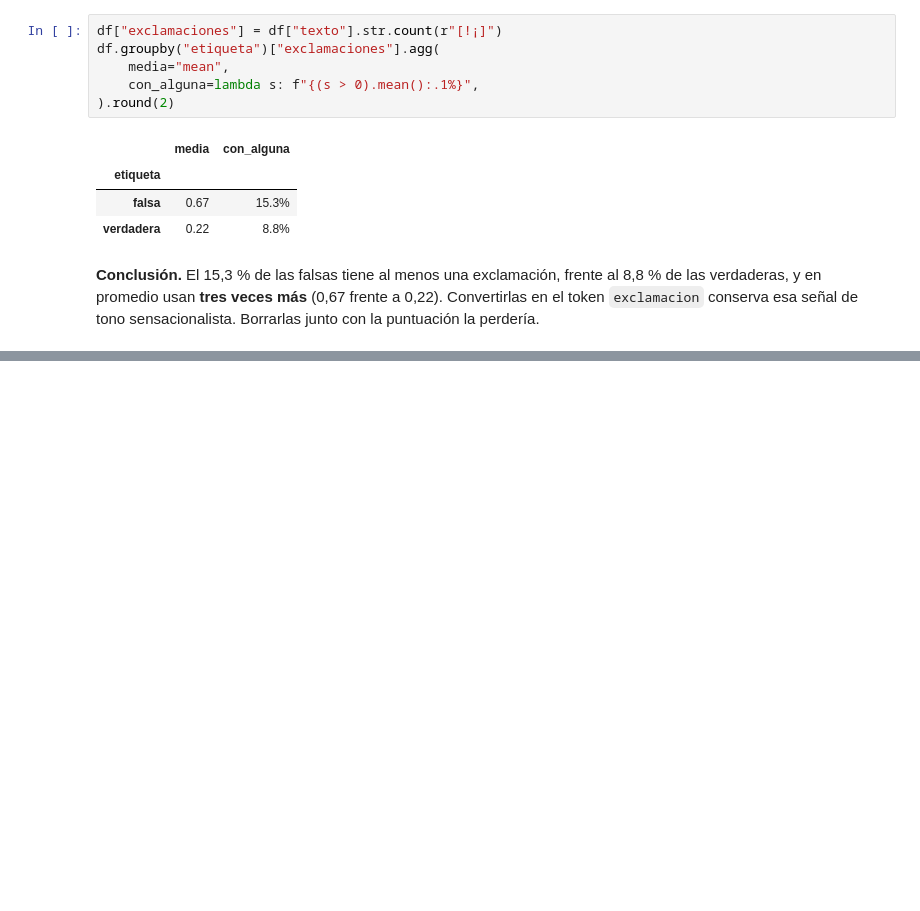
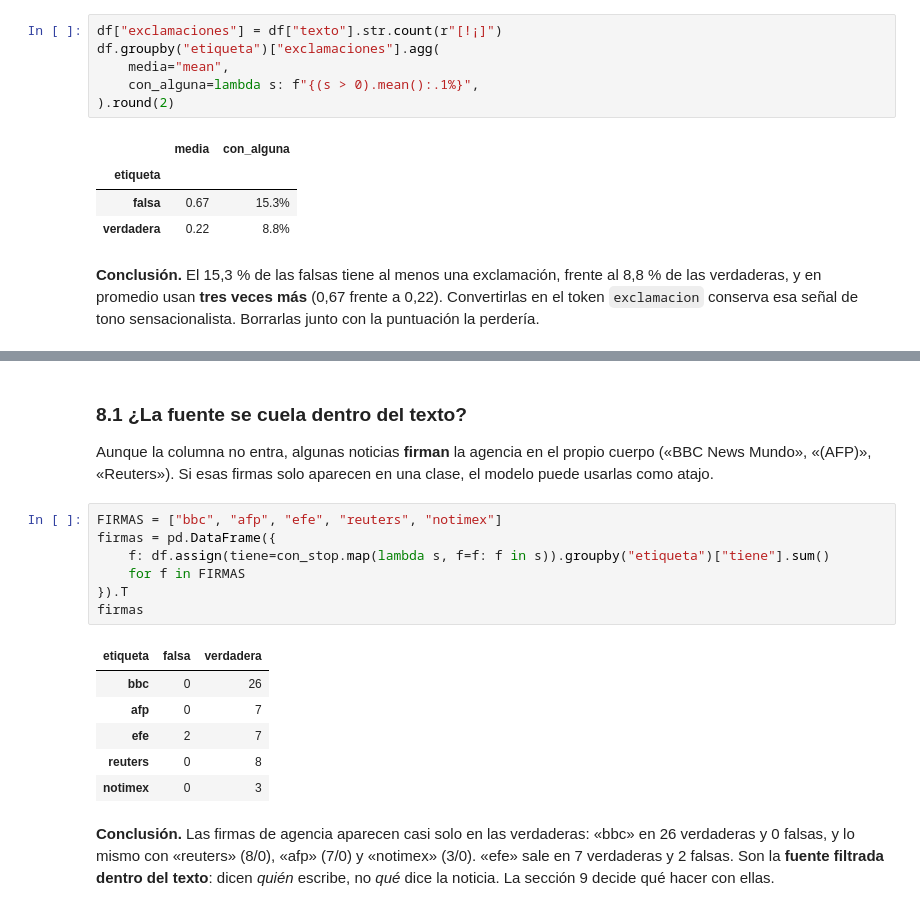
Before and after one commit to jairovargasfigueroa/analisis-sentimiento-resenas, a Jupyter notebook: notebooks/01_eda.ipynb, the cells around one changed output, grey strips where cells are left out. Cells and saved outputs as stored; diff of their text form; blank space fills up the shorter version.

```diff
--- a/notebooks/01_eda.ipynb
+++ b/notebooks/01_eda.ipynb
@@ -309,0 +370,20 @@ df.groupby("etiqueta")["exclamaciones"].agg(
+# %% [markdown]
+### 8.1 ¿La fuente se cuela dentro del texto?
+
+Aunque la columna no entra, algunas noticias **firman** la agencia en el propio cuerpo («BBC News Mundo», «(AFP)», «Reuters»). Si esas firmas solo aparecen en una clase, el modelo puede usarlas como atajo.
+# %%
+FIRMAS = ["bbc", "afp", "efe", "reuters", "notimex"]
+firmas = pd.DataFrame({
+    f: df.assign(tiene=con_stop.map(lambda s, f=f: f in s)).groupby("etiqueta")["tiene"].sum()
+    for f in FIRMAS
+}).T
+firmas
+# %% [output]
+| etiqueta | falsa | verdadera |
+| bbc | 0 | 26 |
+| afp | 0 | 7 |
+| efe | 2 | 7 |
+| reuters | 0 | 8 |
+| notimex | 0 | 3 |
+# %% [markdown]
+**Conclusión.** Las firmas de agencia aparecen casi solo en las verdaderas: «bbc» en 26 verdaderas y 0 falsas, y lo mismo con «reuters» (8/0), «afp» (7/0) y «notimex» (3/0). «efe» sale en 7 verdaderas y 2 falsas. Son la **fuente filtrada dentro del texto**: dicen *quién* escribe, no *qué* dice la noticia. La sección 9 decide qué hacer con ellas.
```
Also changed, not shown: parts of 4 cells of this notebook.
